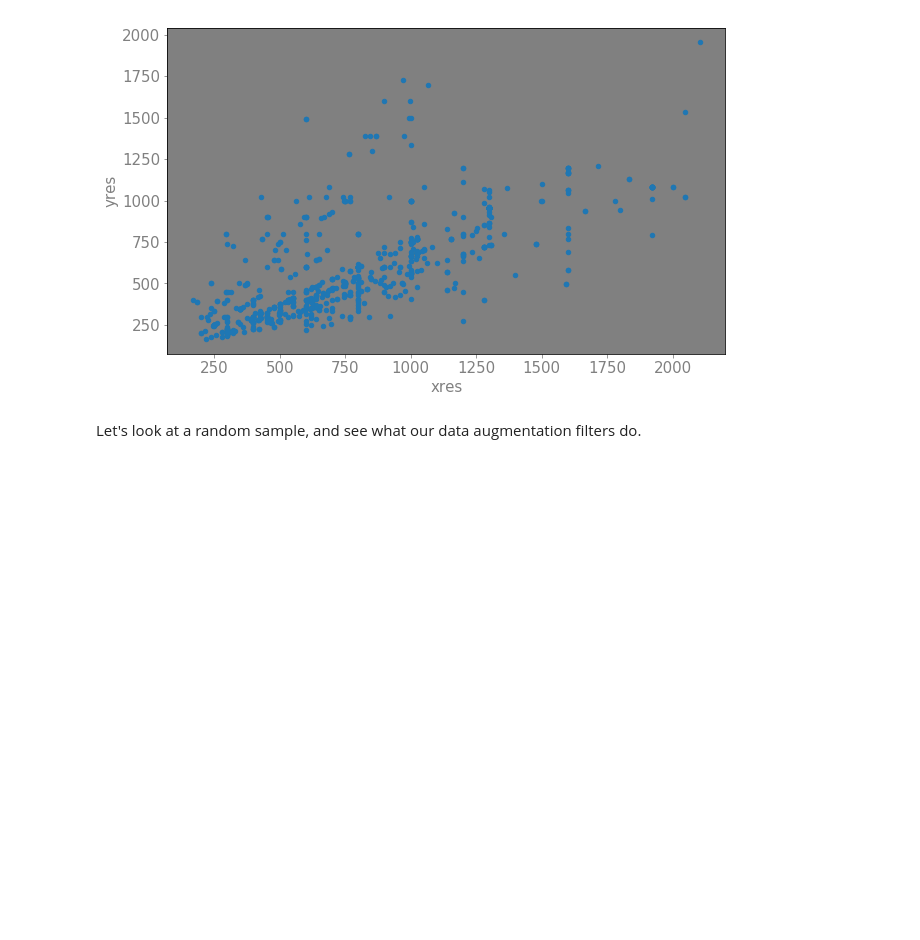
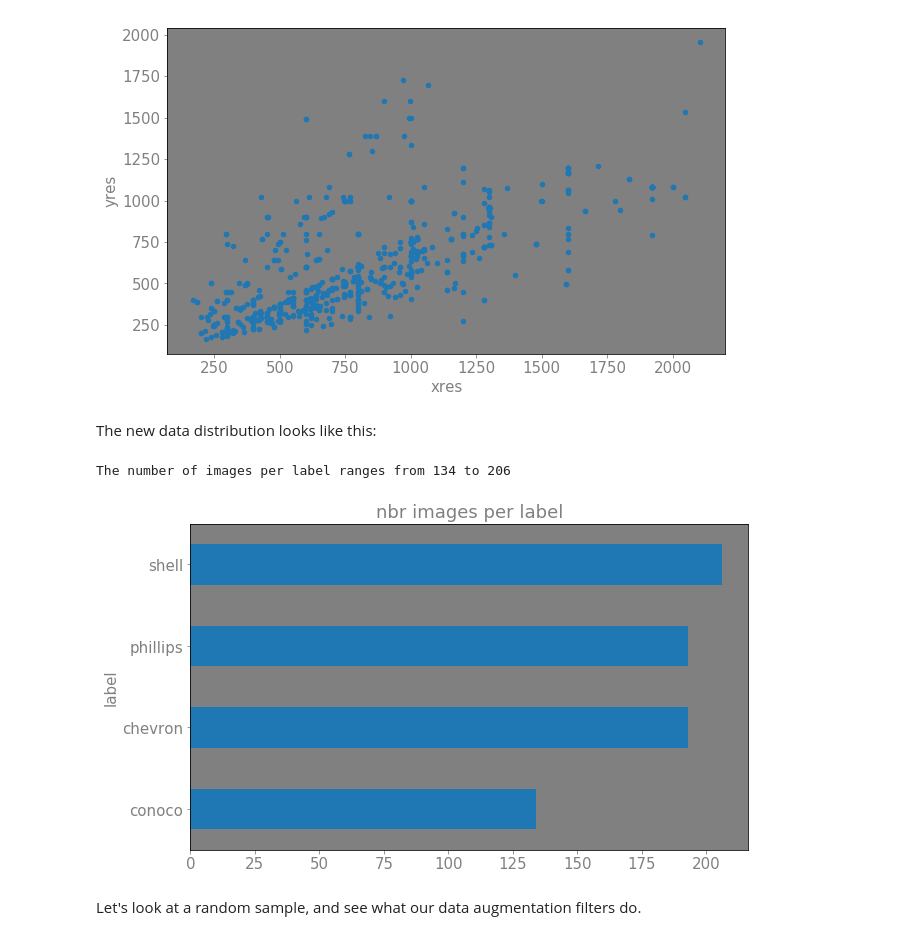
Before and after one commit to gheorghebg11/Shell, a Jupyter notebook: Shell.ipynb, the cells around one changed output. Saved outputs shown, nothing was run; the diff lists cells and outputs as text; code cells hidden in the pictures; blank space fills up the shorter version.

```diff
--- a/Shell.ipynb
+++ b/Shell.ipynb
@@ -225,6 +235,17 @@ There are 39 images (out of 769) with x-resolution larger than 2250. We remove t
 There are 3 images (out of 730) with y-resolution smaller than 150. We remove them and we are left with 726 images.
 The smallest x-res or y-res is now 165.
 [figure]
+# %% [markdown]
+The new data distribution looks like this:
+# %%
+category_group = train[['fname', 'label']].groupby(['label']).count()
+category_group.columns = ['counts']
+print(f'The number of images per label ranges from {category_group.counts.min()} to {category_group.counts.max()}')
+plot = category_group.sort_values(ascending=True, by='counts').plot(kind='barh', title='nbr images per label', figsize=(10,6), legend=False)
+plt.show()
+# %% [output]
+The number of images per label ranges from 134 to 206
+[figure, added]
 # %% [markdown]
 Let's look at a random sample, and see what our data augmentation filters do.
 # %%
```
Also changed, not shown: parts of 18 cells of this notebook.
